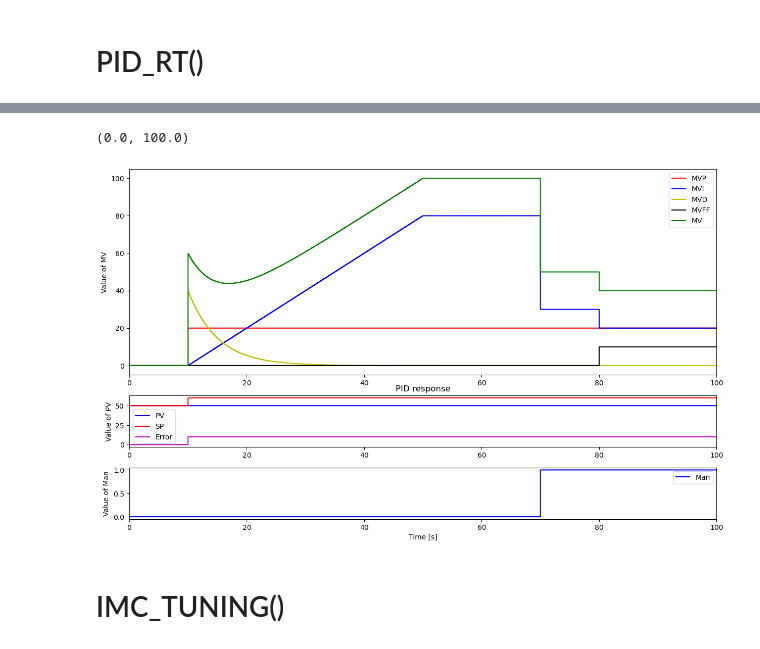
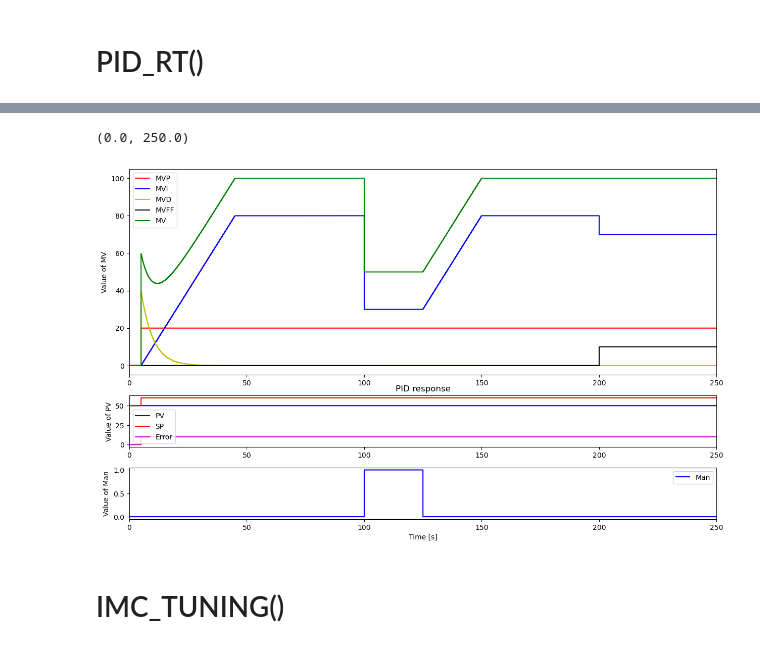
Before and after one commit to MSuiram/Labo_ControlTheory, a Jupyter notebook: package_Lab.ipynb, the cells around one changed output, grey strips where cells are left out. Drawn from its saved outputs; the diff is of its cells as text; code cells hidden in the pictures.

```diff
--- a/package_Lab.ipynb
+++ b/package_Lab.ipynb
@@ -97,16 +97,16 @@ PID_RT(
 
     The function "PID_RT" appends values to the vectors "MV", "MVP", "MVI", "MVD" and "E".
 # %%
-TSim = 100
+TSim = 250
 Ts = 0.1
 N = int(TSim/Ts) + 1
 
 # Path
-SPPath = {0: 50, 10: 60,TSim: 60}
+SPPath = {0: 50, 5: 60,TSim: 60}
 PVPath = {0: 50, TSim: 50}
-ManPath = {0: False, 70:True, TSim:True}
-MVManPath = {0: 0, 70: 50, TSim: 50}
-MVFFPath= {0:0,80:10,TSim:10}
+ManPath = {0: False, 100:True, 125:False, TSim:False}
+MVManPath = {0: 0, 100: 50, TSim: 50}
+MVFFPath= {0:0,200:10,TSim:10}
 
 t = []
 SP = []
@@ -138,35 +138,35 @@ for i in range(0,N):
     SelectPath_RT(MVManPath,t,MVMan)
     SelectPath_RT(MVFFPath,t,MVFF)
     PID_RT(SP,PV,Man,MVMan,MVFF,Kc,Ti,Td,alpha,Ts,MVMin,MVMax,MV,MVP,MVI,MVD,E,ManFF,PVInit=50,methode='TRAP-TRAP')
 
 fig, axs = plt.subplots(3, 1, figsize=(15,9),
                         gridspec_kw={'height_ratios': [4, 1, 1]})
 
 axs[0].step(t, MVP, 'r-', label='MVP', where='post')
 axs[0].step(t, MVI, 'b-', label='MVI', where='post')
 axs[0].step(t, MVD, 'y-', label='MVD', where='post')
 axs[0].step(t, MVFF, 'k-', label='MVFF', where='post')
 axs[0].step(t, MV, 'g-', label='MV', where='post')
 axs[0].set_ylabel('Value of MV')
 axs[0].legend(loc='best')
 axs[0].set_xlim([0, TSim])
 
 axs[1].step(t, PV, 'b-', label='PV', where='post')
 axs[1].step(t, SP, 'r-', label='SP', where='post')
 axs[1].step(t, E, 'm-', label='Error', where='post')
 axs[1].set_ylabel('Value of PV')
 axs[1].set_title('PID response')
 axs[1].legend(loc='best')
 axs[1].set_xlim([0, TSim])
 
 axs[2].step(t, Man, 'b-', label='Man', where='post')
 axs[2].set_ylabel('Value of Man')
 axs[2].set_xlabel('Time [s]')
 axs[2].legend(loc='best')
 axs[2].set_xlim([0, TSim])
 # %% [output]
-(0.0, 100.0)
+(0.0, 250.0)
-[figure, old version]
+[figure, new version]
 # %% [markdown]
 # IMC_TUNING()
 # %%
```
Also changed, not shown: parts of 6 cells of this notebook.
